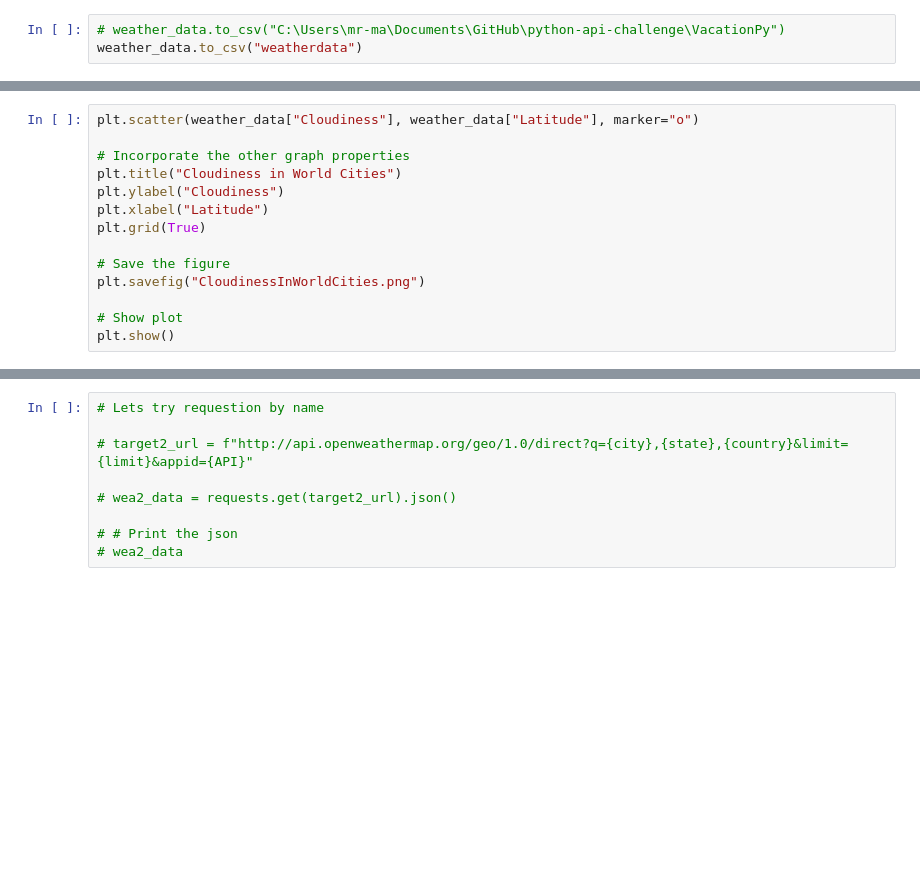
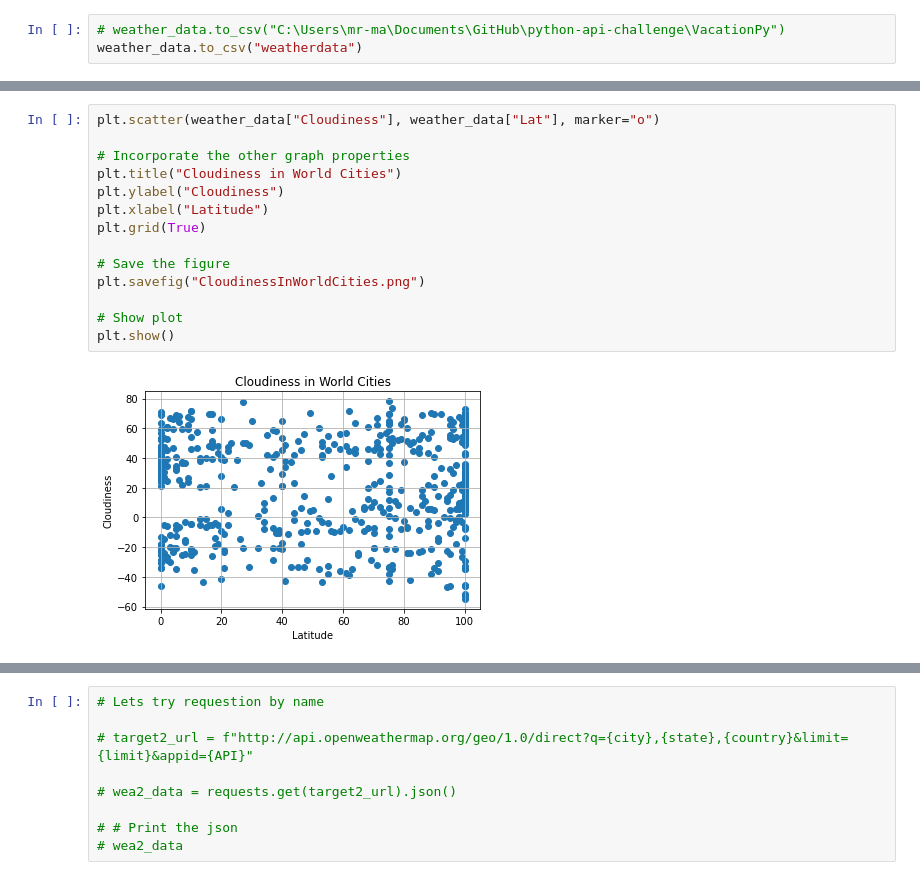
Before and after one commit to Rob397/python-api-challenge, a Jupyter notebook: WeatherPy/WeatherPy.ipynb, the cells around one changed output, grey strips where cells are left out. Saved outputs shown, nothing was run; the diff lists cells and outputs as text; blank space fills up the shorter version.

```diff
--- a/WeatherPy/WeatherPy.ipynb
+++ b/WeatherPy/WeatherPy.ipynb
@@ -247,15 +251,17 @@ plt.show()
 # %%
-plt.scatter(weather_data["Cloudiness"], weather_data["Latitude"], marker="o")
+plt.scatter(weather_data["Cloudiness"], weather_data["Lat"], marker="o")
 
 # Incorporate the other graph properties
 plt.title("Cloudiness in World Cities")
 plt.ylabel("Cloudiness")
 plt.xlabel("Latitude")
 plt.grid(True)
 
 # Save the figure
 plt.savefig("CloudinessInWorldCities.png")
 
 # Show plot
 plt.show()
+# %% [output]
+[figure, added]
 # %%
```
Also changed, not shown: parts of 18 cells of this notebook, 6 other files.
